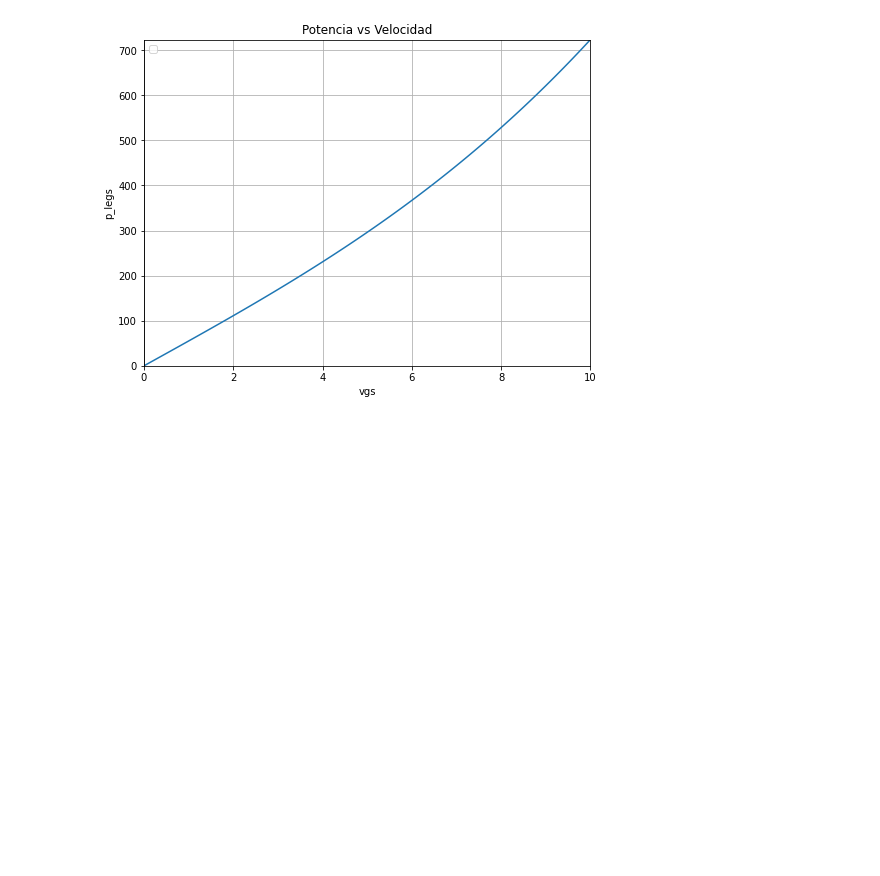
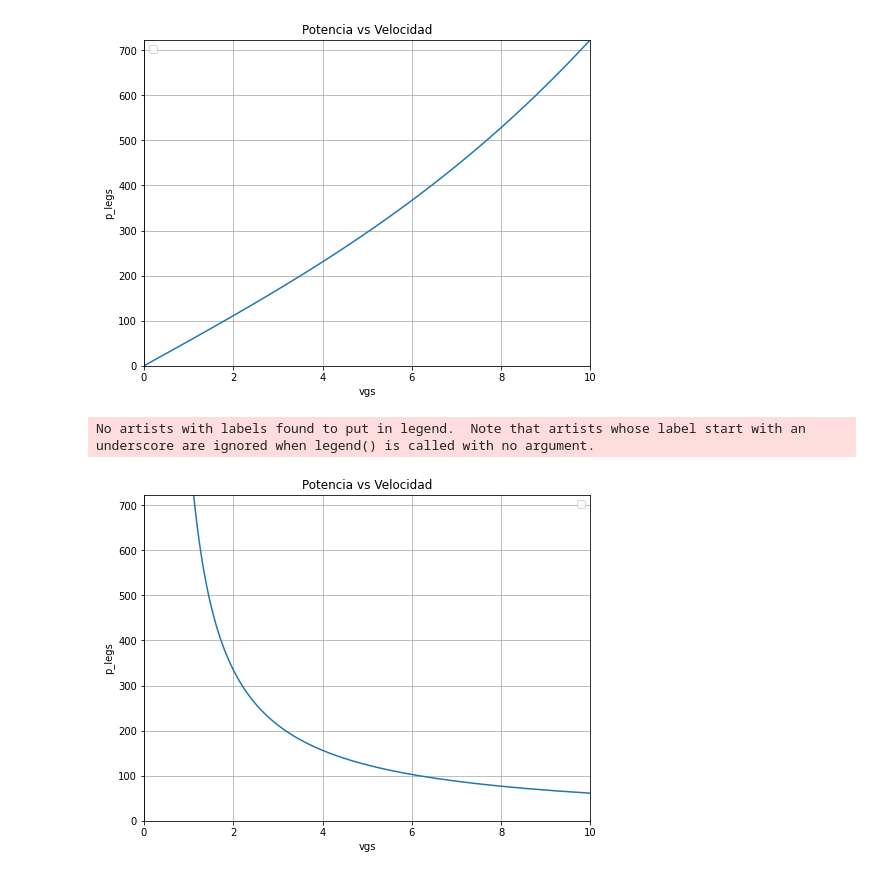
Before and after one commit to JuanGarcia202014347/IMEC-2001-JuanGarcia, a Jupyter notebook: project/Proyecto1_GarciaCamero_ForeroOsuna.ipynb, the cells around one changed output. Saved outputs shown, nothing was run; the diff lists cells and outputs as text; code cells hidden in the pictures; blank space fills up the shorter version.

```diff
--- a/project/Proyecto1_GarciaCamero_ForeroOsuna.ipynb
+++ b/project/Proyecto1_GarciaCamero_ForeroOsuna.ipynb
@@ -13,13 +13,14 @@ cdA = 0.35
 ro = 1
 vhw = 0
 lossdt = 2/100
+distancia_cuchilla = 11.12 #kms
 
 def ec1(vgs):
     return vgs * (((g * w * np.sin(alpha)) + (g * w * np.cos(alpha)) * crr) + (1/2 * cdA * ro * (vhw) ** 2)) + cdA * ro * vhw * vgs ** 2 + (1/2 * cdA * ro * vgs ** 3)
 
 p_legs = ec1(vgs)
 
-# Graficar solo el primer cuadrante de la función cúbica
+
 plt.figure(figsize=(8, 6))
 plt.plot(vgs, p_legs)
 plt.xlabel('vgs')
@@ -35,3 +36,21 @@ plt.show()
 # %% [output]
 No artists with labels found to put in legend.  Note that artists whose label start with an underscore are ignored when legend() is called with no argument.
 [figure]
+# %%
+tiempo_cuchilla = distancia_cuchilla/vgs
+
+plt.figure(figsize=(8, 6))
+plt.plot(tiempo_cuchilla, p_legs)
+plt.xlabel('vgs')
+plt.ylabel('p_legs')
+plt.title('Potencia vs Velocidad')
+plt.legend()
+plt.grid(True)
+plt.axhline(0, color='black', linewidth=0.5)
+plt.axvline(0, color='black', linewidth=0.5)
+plt.xlim(0, 10)
+plt.ylim(0, max(p_legs))
+plt.show()
+# %% [output]
+No artists with labels found to put in legend.  Note that artists whose label start with an underscore are ignored when legend() is called with no argument.
+[figure, added]
```
